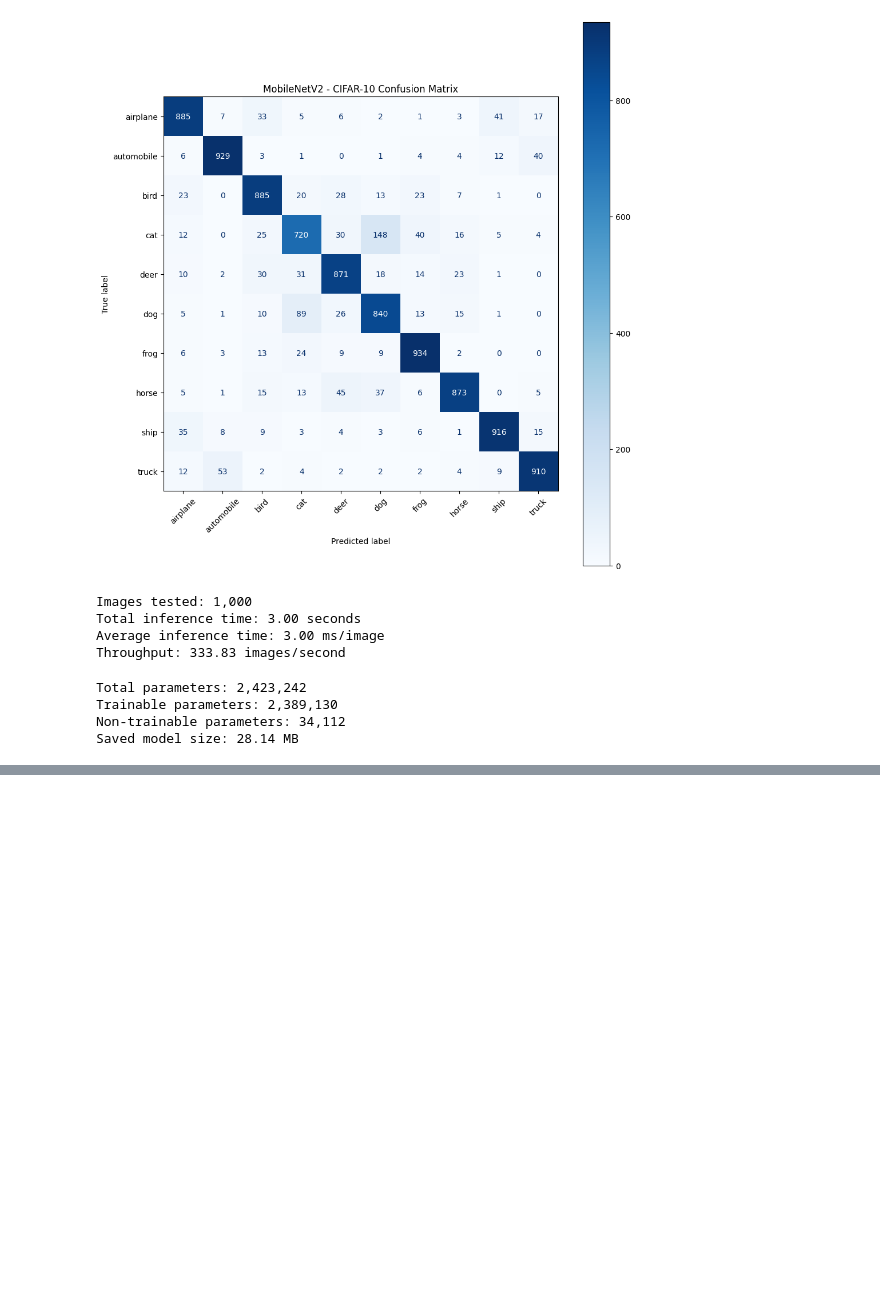
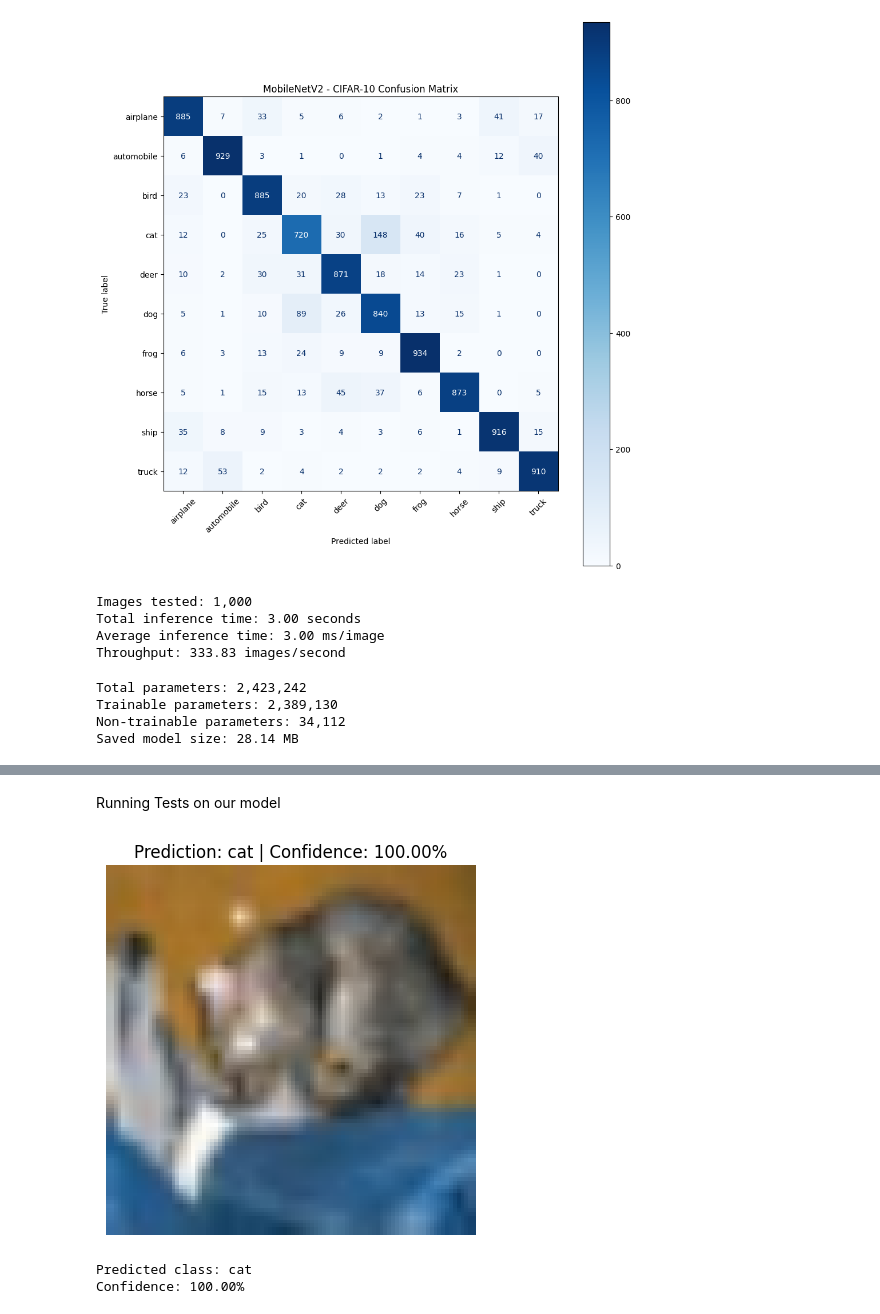
Before and after one commit to Trevorkaaya21/CIFAR-10-neural-networks-comparisons, a Jupyter notebook: CIFAR10_Models.ipynb, the cells around one changed output, grey strips where cells are left out. Saved outputs shown, nothing was run; the diff lists cells and outputs as text; code cells hidden in the pictures; blank space fills up the shorter version.

Commit message:
run tests on my model for real world objects, dog, cat,airplane, etc

```diff
--- a/CIFAR10_Models.ipynb
+++ b/CIFAR10_Models.ipynb
@@ -601,3 +603,41 @@ shutil.copy(
 
 print("Model saved permanently to Google Drive!")
 print(f"Location: {save_folder}/cifar10_mobilenetv2.keras")
+# %% [markdown]
+Running Tests on our model
+# %%
+import numpy as np
+import matplotlib.pyplot as plt
+
+class_names = [
+    "airplane", "automobile", "bird", "cat", "deer",
+    "dog", "frog", "horse", "ship", "truck"
+]
+
+# Pick one image from the test set (using the resized version)
+image = x_test_resized[0]
+
+# Add batch dimension: (height, width, channels) -> (1, height, width, channels)
+image_batch = np.expand_dims(image, axis=0)
+
+# Make prediction
+prediction = pretrained.predict(image_batch, verbose=0)
+
+predicted_index = np.argmax(prediction[0])
+predicted_class = class_names[predicted_index]
+confidence = prediction[0][predicted_index] * 100
+
+# Display result
+plt.imshow(image)
+plt.axis("off")
+plt.title(
+    f"Prediction: {predicted_class} | Confidence: {confidence:.2f}%"
+)
+plt.show()
+
+print(f"Predicted class: {predicted_class}")
+print(f"Confidence: {confidence:.2f}%")
+# %% [output]
+[figure, added]
+Predicted class: cat
+Confidence: 100.00%
```
Also changed, not shown: parts of 18 cells of this notebook.
